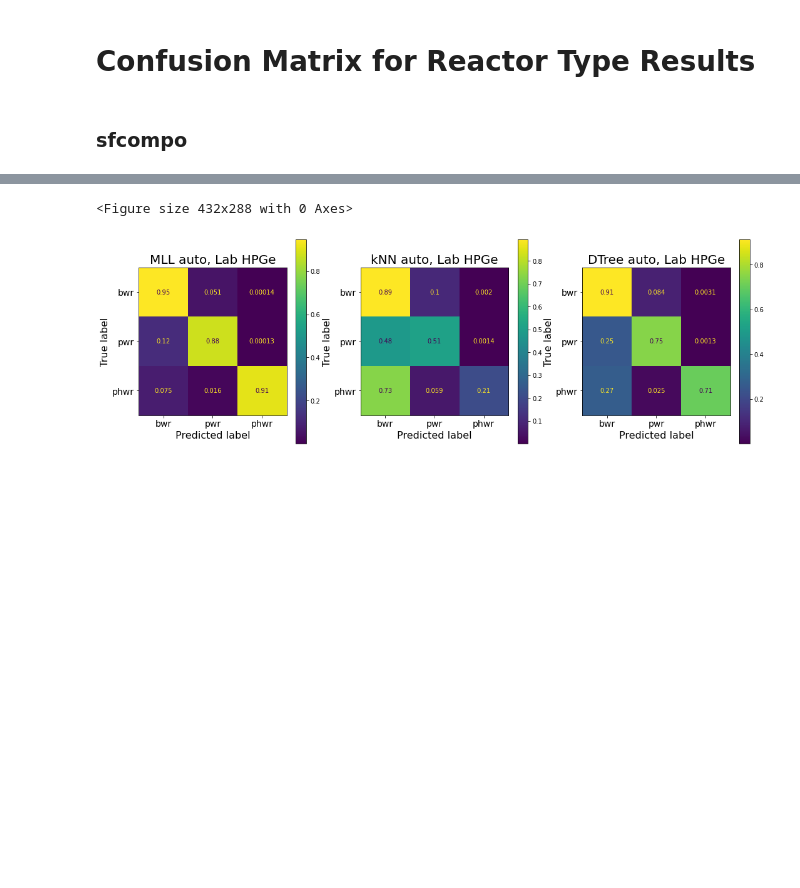
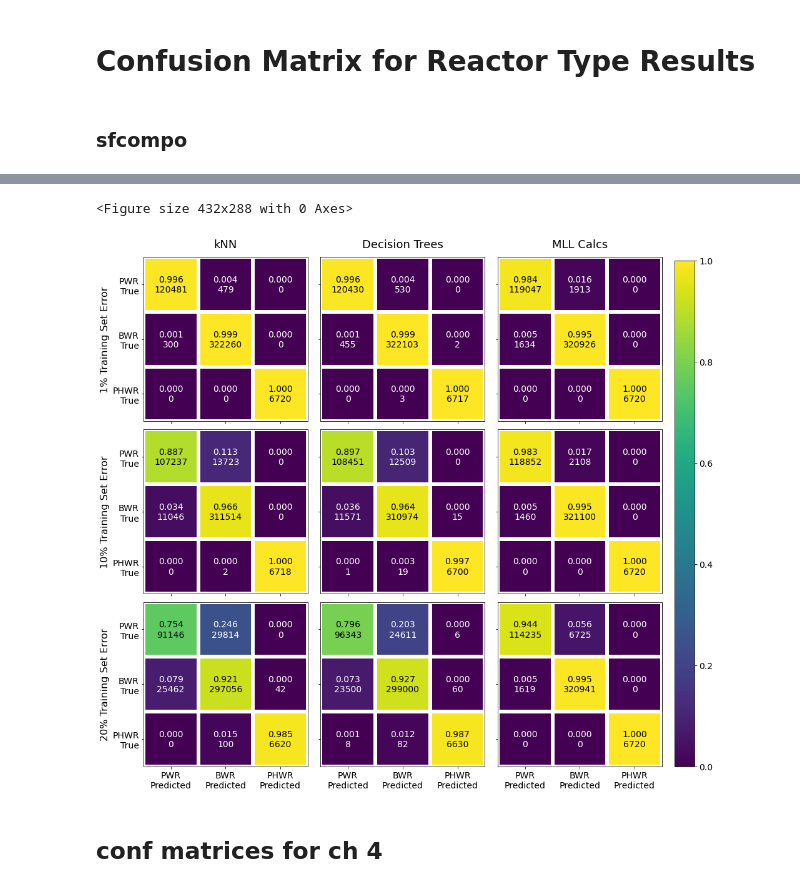
Before and after one commit to opotowsky/process_results, a Jupyter notebook: confusion_matrix.ipynb, the cells around one changed output, grey strips where cells are left out. Drawn from its saved outputs; the diff is of its cells as text; code cells hidden in the pictures; blank space fills up the shorter version.

```diff
--- a/confusion_matrix.ipynb
+++ b/confusion_matrix.ipynb
@@ -238,5 +150,39 @@ dtr_auto = pd.read_csv(learn_gam + 'test_0.067_only/auto/reactor_dtree_tset1.0_d
-# %%
-plot_cm([mll_cm, knn_cm, dtr_cm], ' auto, Lab HPGe')
-# %% [output]
-<Figure size 432x288 with 0 Axes>
-[figure, removed]
+# %%
+mll_cm0 = confusion_matrix(mll0[predmll[0]], mll0['pred_' + predmll[0]], labels=cm_labels, normalize='true')
+mll_cm_nums0 = confusion_matrix(mll0[predmll[0]], mll0['pred_' + predmll[0]], labels=cm_labels)
+knn_cm0 = confusion_matrix(knn0['TrueY'], knn0['kNN'], labels=cm_labels, normalize='true')
+knn_cm_nums0 = confusion_matrix(knn0['TrueY'], knn0['kNN'], labels=cm_labels)
+dtr_cm0 = confusion_matrix(dtr0['TrueY'], dtr0['DTree'], labels=cm_labels, normalize='true')
+dtr_cm_nums0 = confusion_matrix(dtr0['TrueY'], dtr0['DTree'], labels=cm_labels)
+cm_list0 = [knn_cm0, dtr_cm0, mll_cm0]
+cmnums0 = [knn_cm_nums0, dtr_cm_nums0, mll_cm_nums0]
+# %%
+mll_cm1 = confusion_matrix(mll1[predmll[0]], mll1['pred_' + predmll[0]], labels=cm_labels, normalize='true')
+mll_cm_nums1 = confusion_matrix(mll1[predmll[0]], mll1['pred_' + predmll[0]], labels=cm_labels)
+knn_cm1 = confusion_matrix(knn1['TrueY'], knn1['kNN'], labels=cm_labels, normalize='true')
+knn_cm_nums1 = confusion_matrix(knn1['TrueY'], knn1['kNN'], labels=cm_labels)
+dtr_cm1 = confusion_matrix(dtr1['TrueY'], dtr1['DTree'], labels=cm_labels, normalize='true')
+dtr_cm_nums1 = confusion_matrix(dtr1['TrueY'], dtr1['DTree'], labels=cm_labels)
+cm_list1 = [knn_cm1, dtr_cm1, mll_cm1]
+cmnums1 = [knn_cm_nums1, dtr_cm_nums1, mll_cm_nums1]
+# %%
+mll_cm2 = confusion_matrix(mll2[predmll[0]], mll2['pred_' + predmll[0]], labels=cm_labels, normalize='true')
+mll_cm_nums2 = confusion_matrix(mll2[predmll[0]], mll2['pred_' + predmll[0]], labels=cm_labels)
+knn_cm2 = confusion_matrix(knn2['TrueY'], knn2['kNN'], labels=cm_labels, normalize='true')
+knn_cm_nums2 = confusion_matrix(knn2['TrueY'], knn2['kNN'], labels=cm_labels)
+dtr_cm2 = confusion_matrix(dtr2['TrueY'], dtr2['DTree'], labels=cm_labels, normalize='true')
+dtr_cm_nums2 = confusion_matrix(dtr2['TrueY'], dtr2['DTree'], labels=cm_labels)
+cm_list2 = [knn_cm2, dtr_cm2, mll_cm2]
+cmnums2 = [knn_cm_nums2, dtr_cm_nums2, mll_cm_nums2]
+# %%
+cms = [cm_list0, cm_list1, cm_list2]
+cm_nums = [cmnums0, cmnums1, cmnums2]
+row_labels = ['1% Training Set Error', '10% Training Set Error', '20% Training Set Error']
+fig = plot_cm(cms, cm_nums, row_labels)
+sv_fig = './plots/confusion_matrix_nuc29_3errs.png'
+fig.savefig(sv_fig, bbox_inches='tight', transparent=True)
+# %% [output]
+<Figure size 432x288 with 0 Axes>
+[figure, added]
+# %% [markdown]
+## conf matrices for ch 4
```
Also changed, not shown: parts of 31 cells of this notebook.
